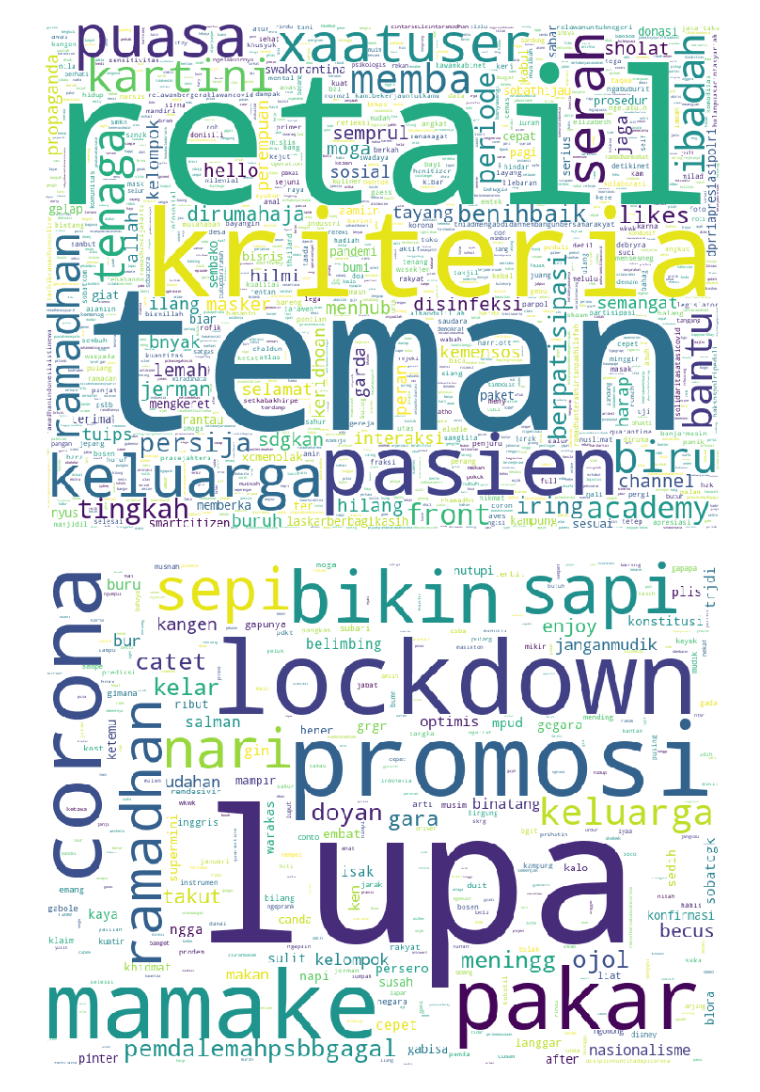
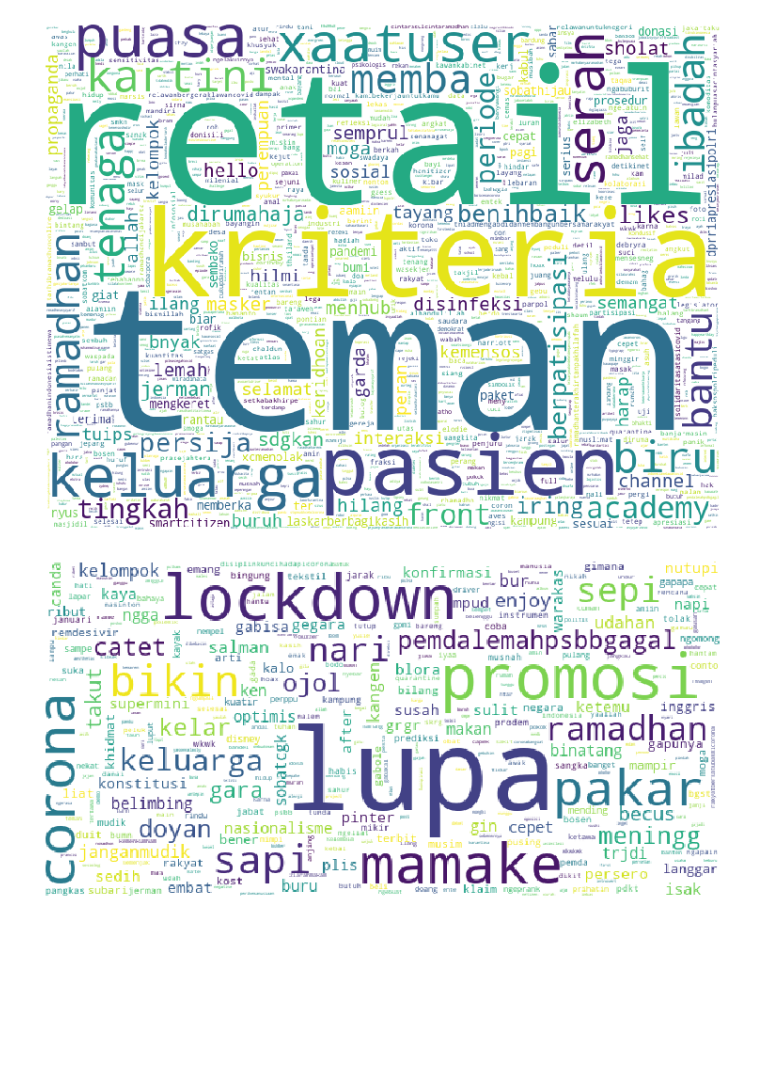
Before and after one commit to Hyuto/Analisis-Sentimen-Corona-DKI-Jakarta, a Jupyter notebook: Kodingan_WordCloud.ipynb, the cells around one changed output. Saved outputs shown, nothing was run; the diff lists cells and outputs as text; code cells hidden in the pictures; blank space fills up the shorter version.

```diff
--- a/Kodingan_WordCloud.ipynb
+++ b/Kodingan_WordCloud.ipynb
@@ -37,8 +37,8 @@ negatif = word_tfidf[datan]
 # Temp
 top_positif = {}
 top_negatif = {}
-k_positif = []
-k_negatif = []
+k_positif = {}
+k_negatif = {}
 # %%
 # Mencari Kata positif & Kata positif Dengan Bobot tertinggi
 for i in range(positif.shape[0]):
@@ -47,7 +47,9 @@ for i in range(positif.shape[0]):
     for j in range(len(row)):
         if row[j] > 0:
             if nama_fitur[j] not in k_positif :
-                k_positif.append(nama_fitur[j])
+                k_positif[nama_fitur[j]] = 1
+            else :
+                k_positif[nama_fitur[j]] += 1
             if row[j] == max_:
                 if nama_fitur[j] in top_positif :
                     top_positif[nama_fitur[j]] += 1
@@ -61,7 +63,9 @@ for i in range(negatif.shape[0]):
     for j in range(len(row)):
         if row[j] > 0:
             if nama_fitur[j] not in k_negatif :
-                k_negatif.append(nama_fitur[j])
+                k_negatif[nama_fitur[j]] = 1
+            else :
+                k_negatif[nama_fitur[j]] += 1
             if row[j] == max_:
                 if nama_fitur[j] in top_negatif :
                     top_negatif[nama_fitur[j]] += 1
@@ -83,13 +99,13 @@ plt.show()
 [figure]
 # %%
 # WordCloud kata dengan bobot terbesar Negatif
-w = WordCloud(width=800,height=600,mode='RGBA',stopwords=my_stop_words,background_color='white',max_words=2000).fit_words(top_negatif)
+w = WordCloud(width=600,height=300,mode='RGBA',stopwords=my_stop_words,background_color='white',max_words=2000).fit_words(top_negatif)
 plt.figure(figsize = (10, 10), facecolor = None)
 plt.imshow(w)
 plt.axis("off")
 plt.tight_layout(pad = 0)
 plt.show()
 # %% [output]
-[figure, old version]
+[figure, new version]
 # %%
 # Sorting
```
Also changed, not shown: parts of 3 cells of this notebook, 2 other files.
